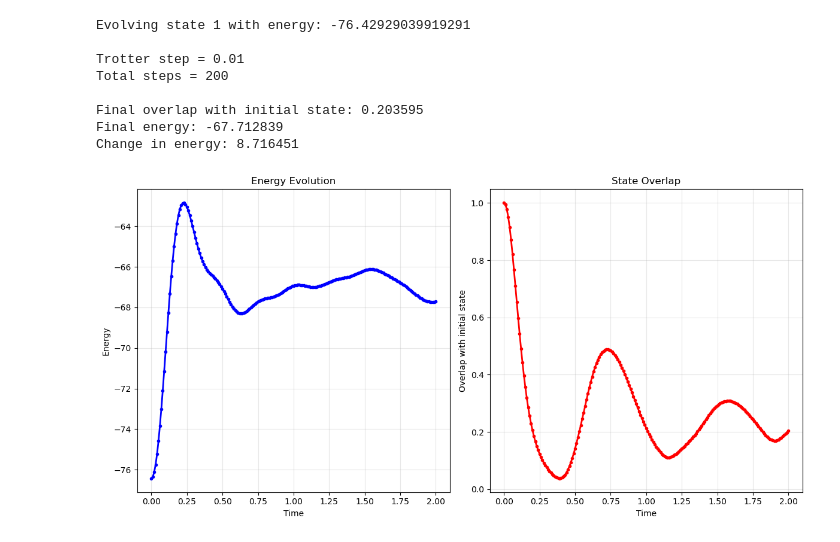
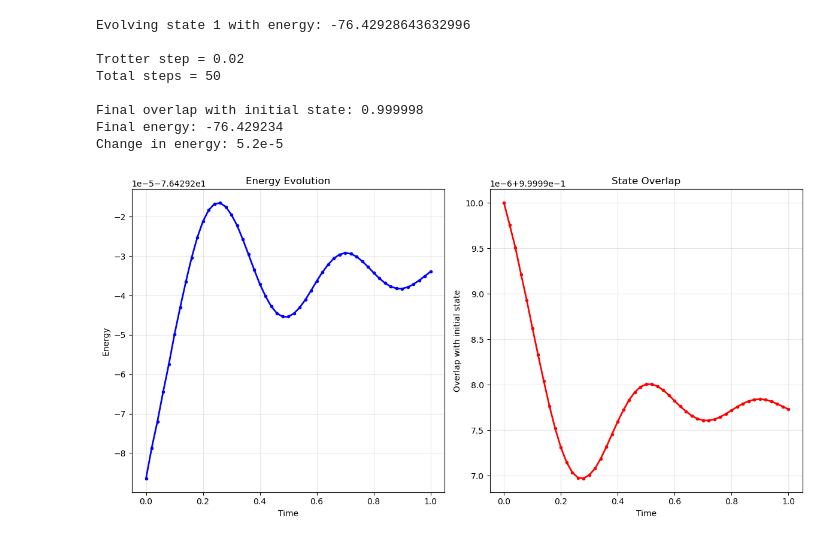
Before and after one commit to wholdhus/majorana_chain_dynamics, a Jupyter notebook: Majorana Chain Dynamics.ipynb, the cells around one changed output. Drawn from its saved outputs; the diff is of its cells as text; code cells hidden in the pictures.

```diff
--- a/Majorana Chain Dynamics.ipynb
+++ b/Majorana Chain Dynamics.ipynb
@@ -17,12 +17,12 @@ lambdaI = 1
 lambda3 = 1e-13
 
 # Observer to monitor convergence
-observer = DMRGObserver(; energy_tol=1e-10)
+observer = DMRGObserver(; energy_tol=1e-8)
 
 # Number of sweeps, bond dimensions, and cutoff for DMRG algorithm
 nsweeps = 20
-global maxdim = [10, 33, 66, 133, 200]
-cutoff = 1e-10
+global maxdim = [10, 33, 66, 133]
+cutoff = 1e-8
 
 let
     # Reset global variables
@@ -177,8 +160,8 @@ println("Evolving state $state_idx with energy: $initial_energy")
 println()
 
 # Trotter step and total evolution time
-tau = 0.01
-total_time = 2.0
+tau = 0.02
+total_time = 1.0
 n_steps = Int(total_time / tau)
 
 println("Trotter step = $tau")
@@ -196,14 +179,19 @@ function build_trotter_gates(sites, tau)
 
         # Build term for Ising part of Hamiltonian HI
         h_term = -op("X", s1) * op("Id", s2) -
-                 op("Id", s1) * op("X", s2) -
-                 op("Z", s1) * op("Z", s2)
+                  op("Z", s1) * op("Z", s2)
 
         # Scale by lambdaI and create gate
         h_scaled = 2 * lambdaI * h_term
-        G = exp(-im * tau/2 * h_scaled) # tau/2 factor to compensate for the double-counting
+        G = exp(-im * tau/2 * h_scaled)
         push!(gates, G)
     end
+    s1, s2 = sites[L], sites[1]
+    h_term = -op("X", s1) * op("Id", s2) -
+              op("Z", s1) * op("Z", s2)
+    h_scaled = 2 * lambdaI * h_term
+    G = exp(-im * tau/2 * h_scaled)
+    push!(gates, G)
 
     # Backward sweep (gates in reverse order)
     append!(gates, reverse(gates))
@@ -245,40 +233,40 @@ for step in 1:n_steps
     end
 end
 
 # Final results
 final_overlap = overlap_vals[end]
 final_energy = energy_vals[end]
 println("Final overlap with initial state: $(round(final_overlap, digits=6))")
 println("Final energy: $(round(final_energy, digits=6))")
 println("Change in energy: $(round(abs(final_energy - initial_energy), digits=6))")
 
 # Plotting
 fig, (ax1, ax2) = PythonPlot.subplots(1, 2, figsize=(12, 6))
 
 ax1.plot(times, energy_vals, "b.-", linewidth=2)
 ax1.set_xlabel("Time")
 ax1.set_ylabel("Energy")
 ax1.grid(true, alpha=0.3)
 ax1.set_title("Energy Evolution")
 
 ax2.plot(times, overlap_vals, "r.-", linewidth=2)
 ax2.set_xlabel("Time")
 ax2.set_ylabel("Overlap with initial state")
 ax2.grid(true, alpha=0.3)
 ax2.set_title("State Overlap")
 
 PythonPlot.tight_layout()
 PythonPlot.show()
 # %% [output]
-Evolving state 1 with energy: -76.42929039919291
+Evolving state 1 with energy: -76.42928643632996
 
-Trotter step = 0.01
-Total steps = 200
+Trotter step = 0.02
+Total steps = 50
 
-Final overlap with initial state: 0.203595
-Final energy: -67.712839
-Change in energy: 8.716451
+Final overlap with initial state: 0.999998
+Final energy: -76.429234
+Change in energy: 5.2e-5
-[figure, old version]
+[figure, new version]
 # %%
 # Z-Z Correlations
 
```
Also changed, not shown: parts of 5 cells of this notebook.
